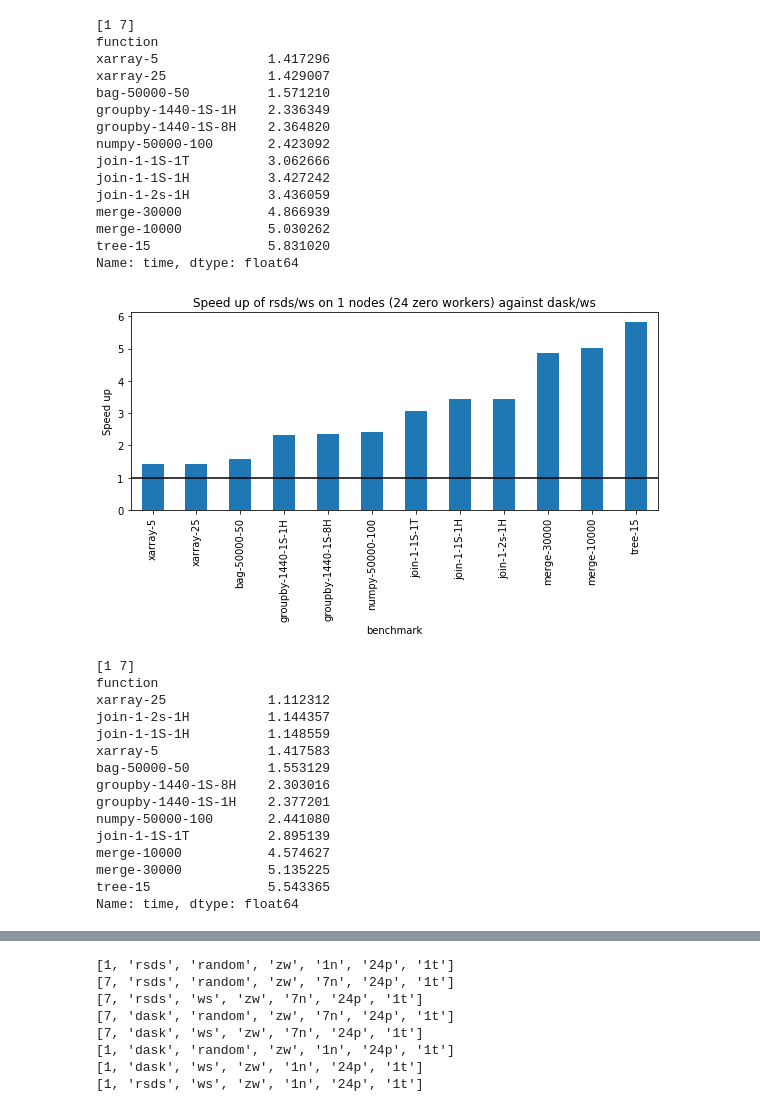
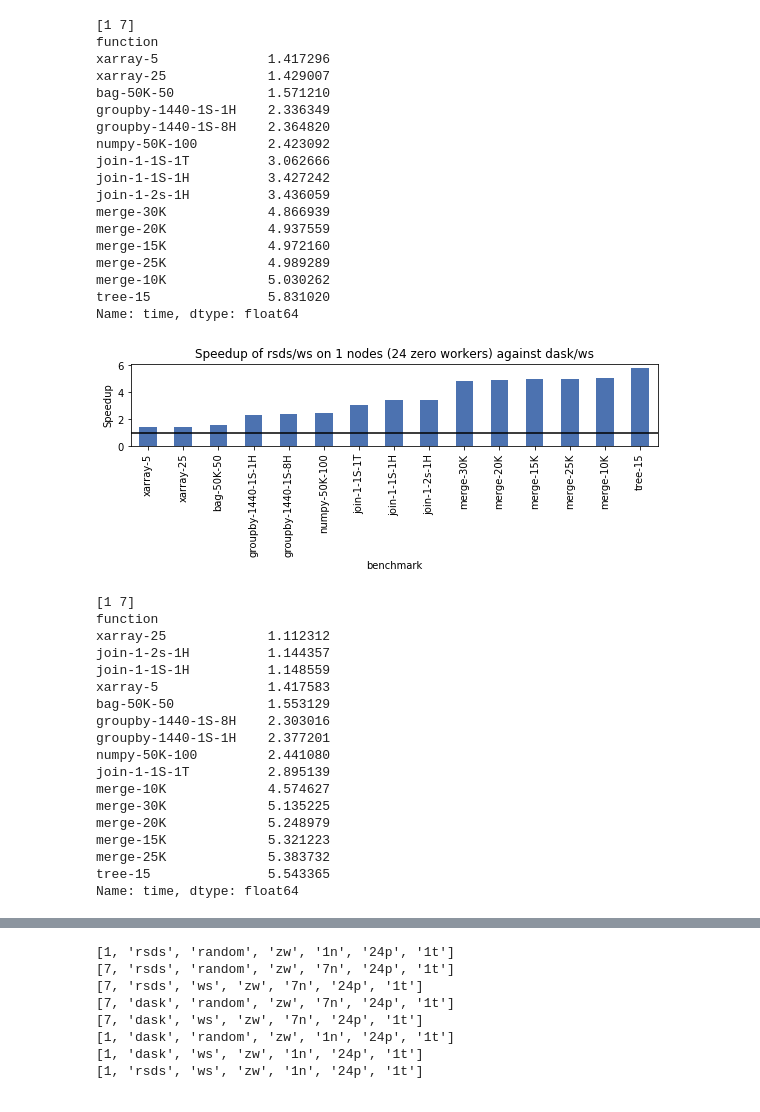
Before and after one commit to andygrove/rsds, a Jupyter notebook: exps/exp4/exp4.ipynb, the cells around one changed output, grey strips where cells are left out. Drawn from its saved outputs; the diff is of its cells as text; code cells hidden in the pictures.

```diff
--- a/exps/exp4/exp4.ipynb
+++ b/exps/exp4/exp4.ipynb
@@ -189,54 +189,60 @@ confs = [
 
 for r, s in confs:
     for nodes in [1, 7]:
         plt.close()
-        plt.figure(figsize=(8, 5))
-        plt.title("Speed up of {}/{} on {} nodes ({} zero workers) against dask/ws".format(r, s, nodes, nodes * 24))
+        plt.figure(figsize=(8, 3.4))
+        plt.title("Speedup of {}/{} on {} nodes ({} zero workers) against dask/ws".format(r, s, nodes, nodes * 24))
 
         #s1 = comprel(exp2_df, r, s, nodes)
         s2 = comprel(df, r, s, nodes)
 
         print(s2)
         #new_df = pd.concat([s1, s2], axis=1).dropna()
 
-        s2.plot.bar()
+        s2.plot.bar(color="#4c72b0")
 
         plt.xlabel("benchmark")
-        plt.ylabel("Speed up")
+        plt.ylabel("Speedup")
         plt.axhline(y=1.0, color='black', linestyle='-')
         #plt.autoscale()
         plt.tight_layout()
         plt.savefig("speedup-zw-{}-{}-{}.pdf".format(r, s, nodes), tight_layout=True)
         plt.show()
 # %% [output]
 [1 7]
 function
 xarray-5              1.417296
 xarray-25             1.429007
-bag-50000-50          1.571210
+bag-50K-50            1.571210
 groupby-1440-1S-1H    2.336349
 groupby-1440-1S-8H    2.364820
-numpy-50000-100       2.423092
+numpy-50K-100         2.423092
 join-1-1S-1T          3.062666
 join-1-1S-1H          3.427242
 join-1-2s-1H          3.436059
-merge-30000           4.866939
-merge-10000           5.030262
+merge-30K             4.866939
+merge-20K             4.937559
+merge-15K             4.972160
+merge-25K             4.989289
+merge-10K             5.030262
 tree-15               5.831020
 Name: time, dtype: float64
-[figure, old version]
+[figure, new version]
 [1 7]
 function
 xarray-25             1.112312
 join-1-2s-1H          1.144357
 join-1-1S-1H          1.148559
 xarray-5              1.417583
-bag-50000-50          1.553129
+bag-50K-50            1.553129
 groupby-1440-1S-8H    2.303016
 groupby-1440-1S-1H    2.377201
-numpy-50000-100       2.441080
+numpy-50K-100         2.441080
 join-1-1S-1T          2.895139
-merge-10000           4.574627
-merge-30000           5.135225
+merge-10K             4.574627
+merge-30K             5.135225
+merge-20K             5.248979
+merge-15K             5.321223
+merge-25K             5.383732
 tree-15               5.543365
 Name: time, dtype: float64
```
Also changed, not shown: parts of 5 cells of this notebook, 1 other file.
